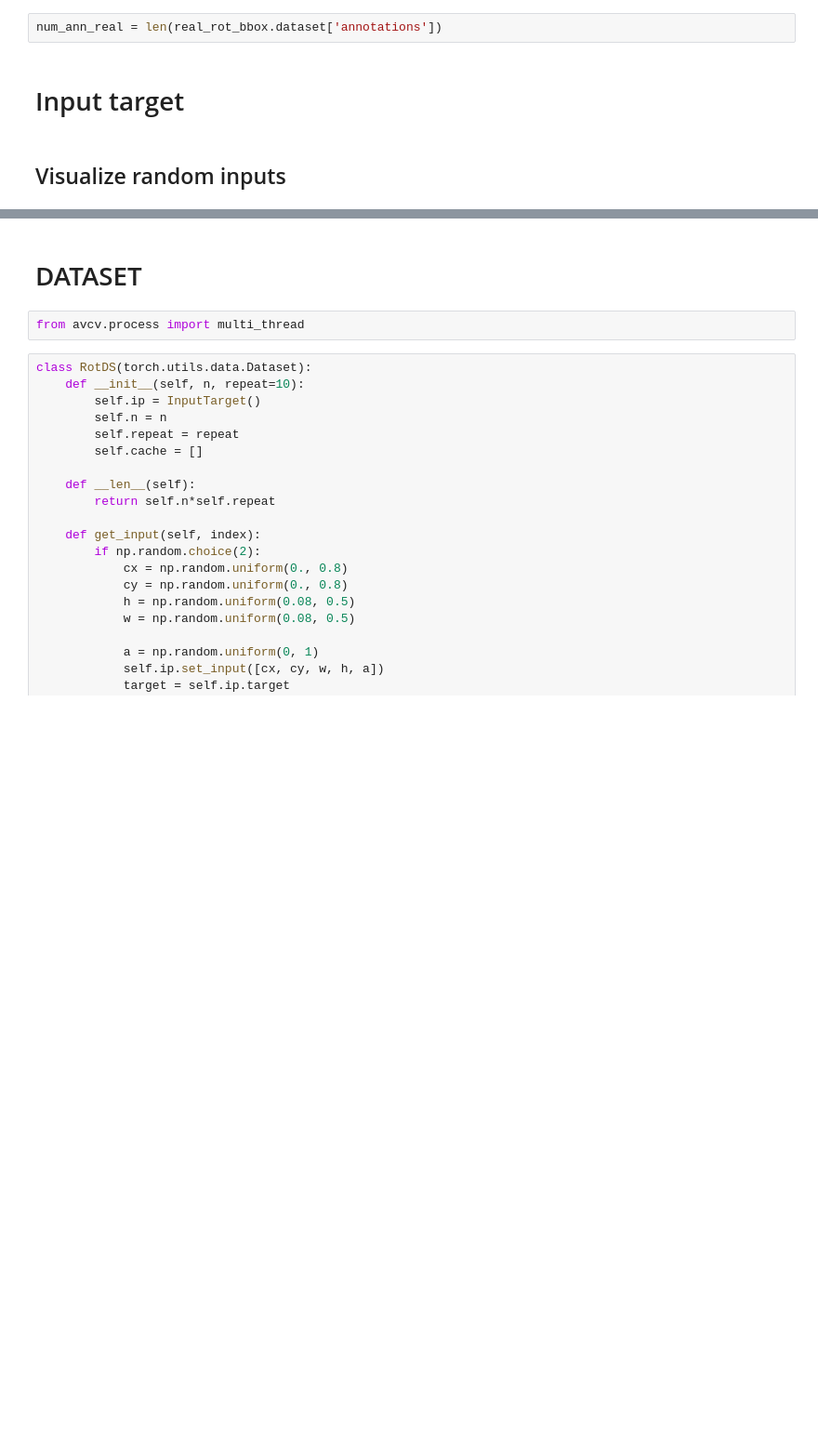
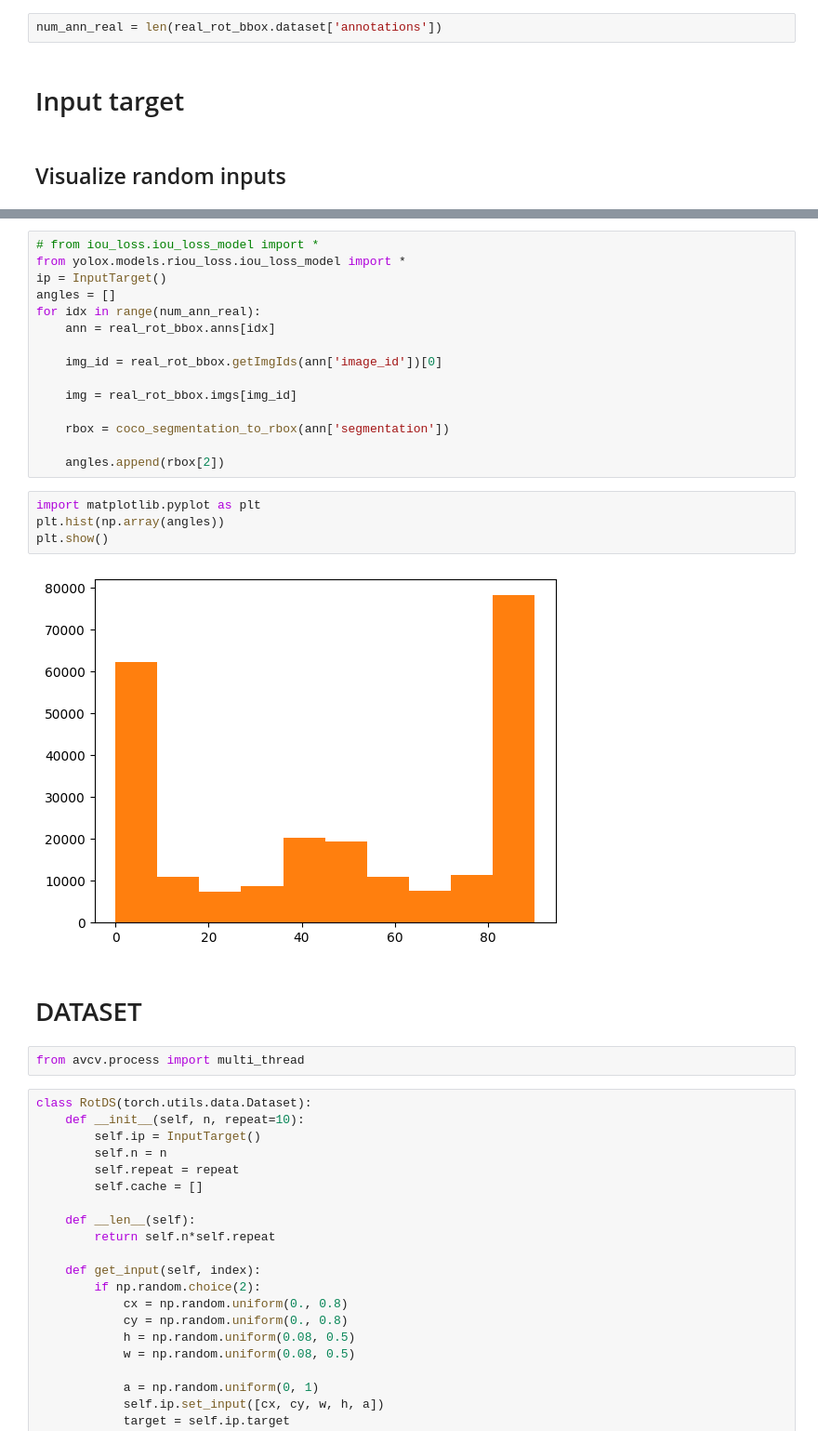
Before and after one commit to anhvth/YOLOX, a Jupyter notebook: nbs/01_loss_model.ipynb, the cells around one changed output, grey strips where cells are left out. Shown at 93% size. Drawn from its saved outputs; the diff is of its cells as text; blank space fills up the shorter version.

```diff
--- a/nbs/01_loss_model.ipynb
+++ b/nbs/01_loss_model.ipynb
@@ -57,3 +61,24 @@ Training at size: (64, 64)
+# %%
+# from iou_loss.iou_loss_model import *
+from yolox.models.riou_loss.iou_loss_model import *
+ip = InputTarget()
+angles = []
+for idx in range(num_ann_real):
+    ann = real_rot_bbox.anns[idx]
+
+    img_id = real_rot_bbox.getImgIds(ann['image_id'])[0]
+
+    img = real_rot_bbox.imgs[img_id]
+
+    rbox = coco_segmentation_to_rbox(ann['segmentation'])
+
+    angles.append(rbox[2])
+# %%
+import matplotlib.pyplot as plt
+plt.hist(np.array(angles))
+plt.show()
+# %% [output]
+[figure, added]
 # %% [markdown]
 # DATASET
 # %%
```
Also changed, not shown: parts of 7 cells of this notebook, 18 other files.
